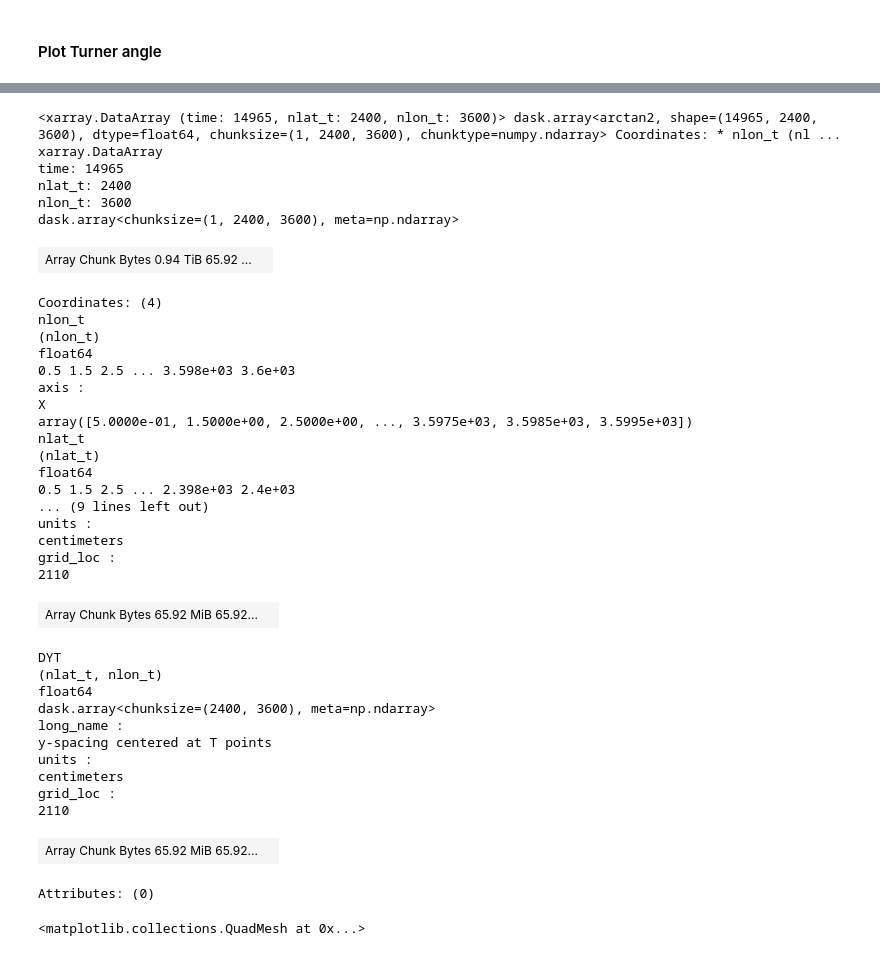
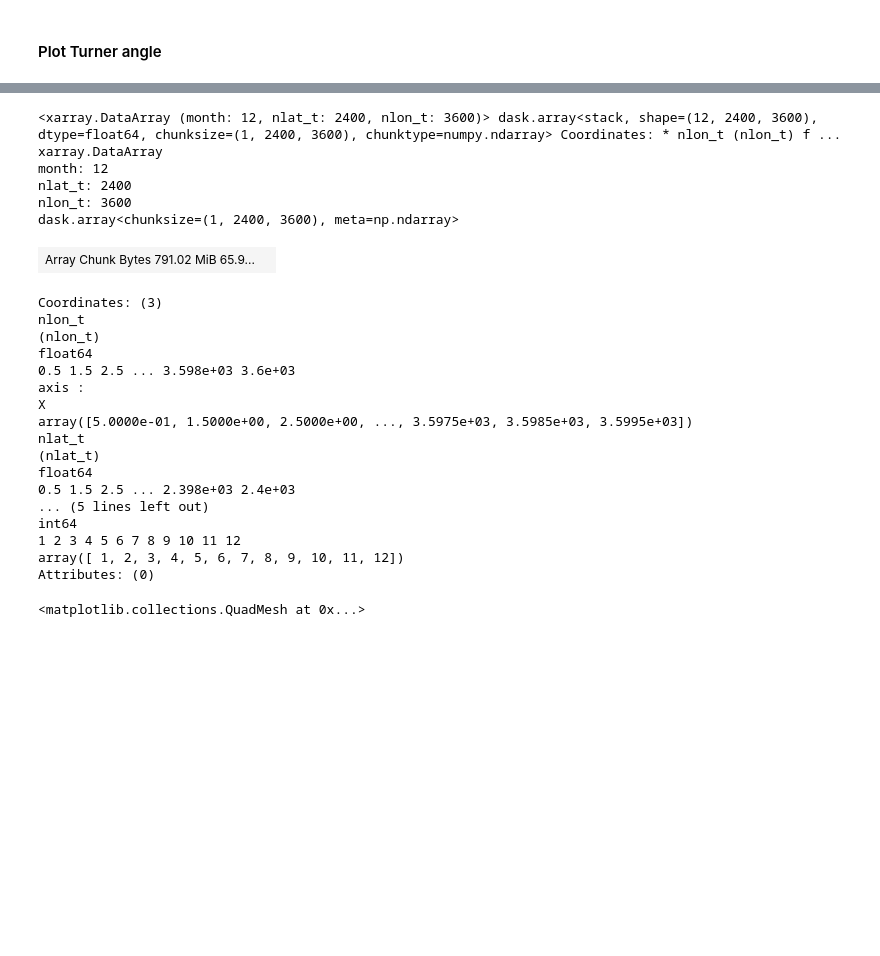
Before and after one commit to shanicetbailey/SST-gradients, a Jupyter notebook: CESM/3_horiz_turner_angle.ipynb, the cells around one changed output, grey strips where cells are left out. Cells and saved outputs as stored; diff of their text form; code cells hidden in the pictures; blank space fills up the shorter version.

```diff
--- a/CESM/3_horiz_turner_angle.ipynb
+++ b/CESM/3_horiz_turner_angle.ipynb
@@ -137,43 +194,32 @@ ta = horizontal_turner_angle()
 # %%
-ta
+ta_clim = ta_new_coord_drops.groupby('time.month').mean('time')
-# %% [output]
-<xarray.DataArray (time: 14965, nlat_t: 2400, nlon_t: 3600)> dask.array<arctan2, shape=(14965, 2400, 3600), dtype=float64, chunksize=(1, 2400, 3600), chunktype=numpy.ndarray> Coordinates: * nlon_t (nl ...
-xarray.DataArray
-time: 14965
-nlat_t: 2400
-nlon_t: 3600
-dask.array<chunksize=(1, 2400, 3600), meta=np.ndarray>
-| Array Chunk Bytes 0.94 TiB 65.92 ... |  |
-Coordinates: (4)
-nlon_t
-(nlon_t)
-float64
-0.5 1.5 2.5 ... 3.598e+03 3.6e+03
-axis :
-X
-array([5.0000e-01, 1.5000e+00, 2.5000e+00, ..., 3.5975e+03, 3.5985e+03, 3.5995e+03])
-nlat_t
-(nlat_t)
-float64
-0.5 1.5 2.5 ... 2.398e+03 2.4e+03
-... (9 lines left out)
-units :
-centimeters
-grid_loc :
-2110
-| Array Chunk Bytes 65.92 MiB 65.92... |  |
-DYT
-(nlat_t, nlon_t)
-float64
-dask.array<chunksize=(2400, 3600), meta=np.ndarray>
-long_name :
-y-spacing centered at T points
-units :
-centimeters
-grid_loc :
-2110
-| Array Chunk Bytes 65.92 MiB 65.92... |  |
-Attributes: (0)
+# %%
+ta_clim
+# %% [output]
+<xarray.DataArray (month: 12, nlat_t: 2400, nlon_t: 3600)> dask.array<stack, shape=(12, 2400, 3600), dtype=float64, chunksize=(1, 2400, 3600), chunktype=numpy.ndarray> Coordinates: * nlon_t (nlon_t) f ...
+xarray.DataArray
+month: 12
+nlat_t: 2400
+nlon_t: 3600
+dask.array<chunksize=(1, 2400, 3600), meta=np.ndarray>
+| Array Chunk Bytes 791.02 MiB 65.9... |  |
+Coordinates: (3)
+nlon_t
+(nlon_t)
+float64
+0.5 1.5 2.5 ... 3.598e+03 3.6e+03
+axis :
+X
+array([5.0000e-01, 1.5000e+00, 2.5000e+00, ..., 3.5975e+03, 3.5985e+03, 3.5995e+03])
+nlat_t
+(nlat_t)
+float64
+0.5 1.5 2.5 ... 2.398e+03 2.4e+03
+... (5 lines left out)
+int64
+1 2 3 4 5 6 7 8 9 10 11 12
+array([ 1, 2, 3, 4, 5, 6, 7, 8, 9, 10, 11, 12])
+Attributes: (0)
 # %%
 ta[10].isel(nlon_t=slice(370, 600), nlat_t=slice(1475,1750)).plot()
 # %% [output]
```
Also changed, not shown: parts of 13 cells of this notebook, 1 other file.
